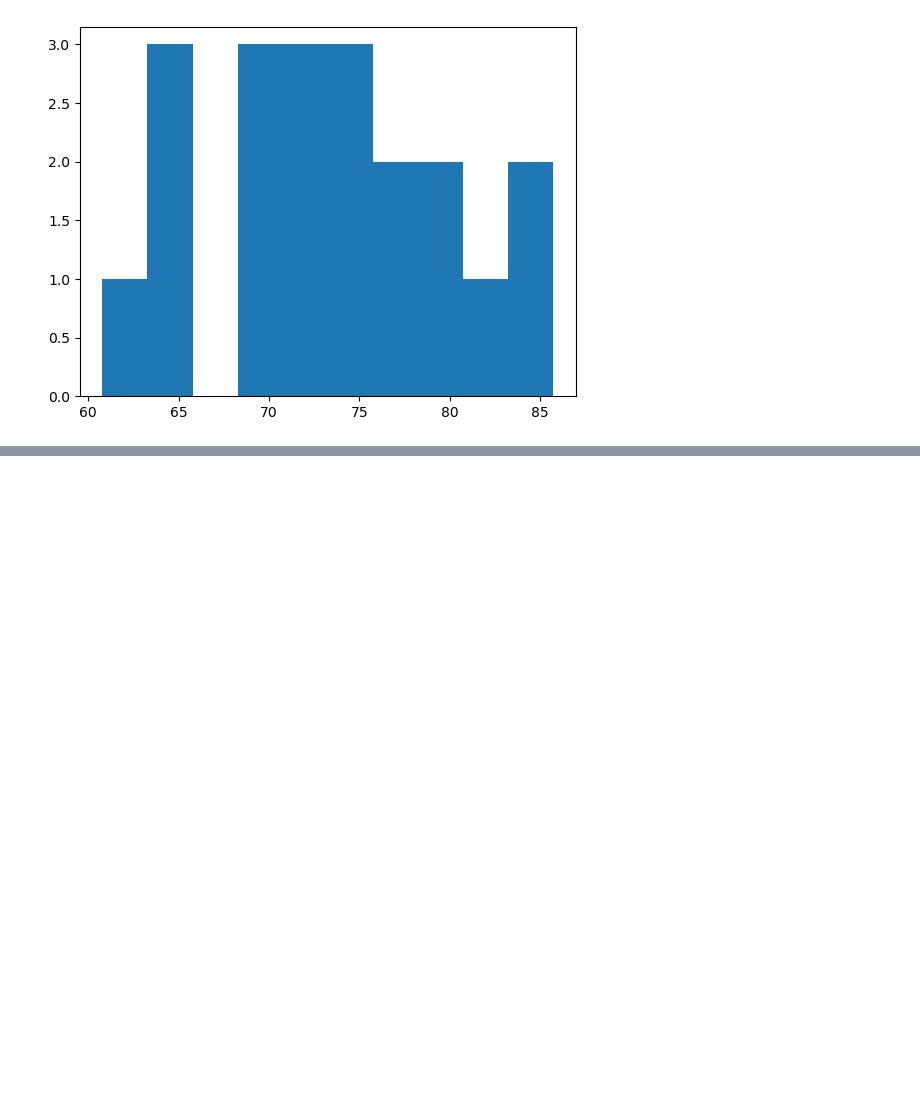
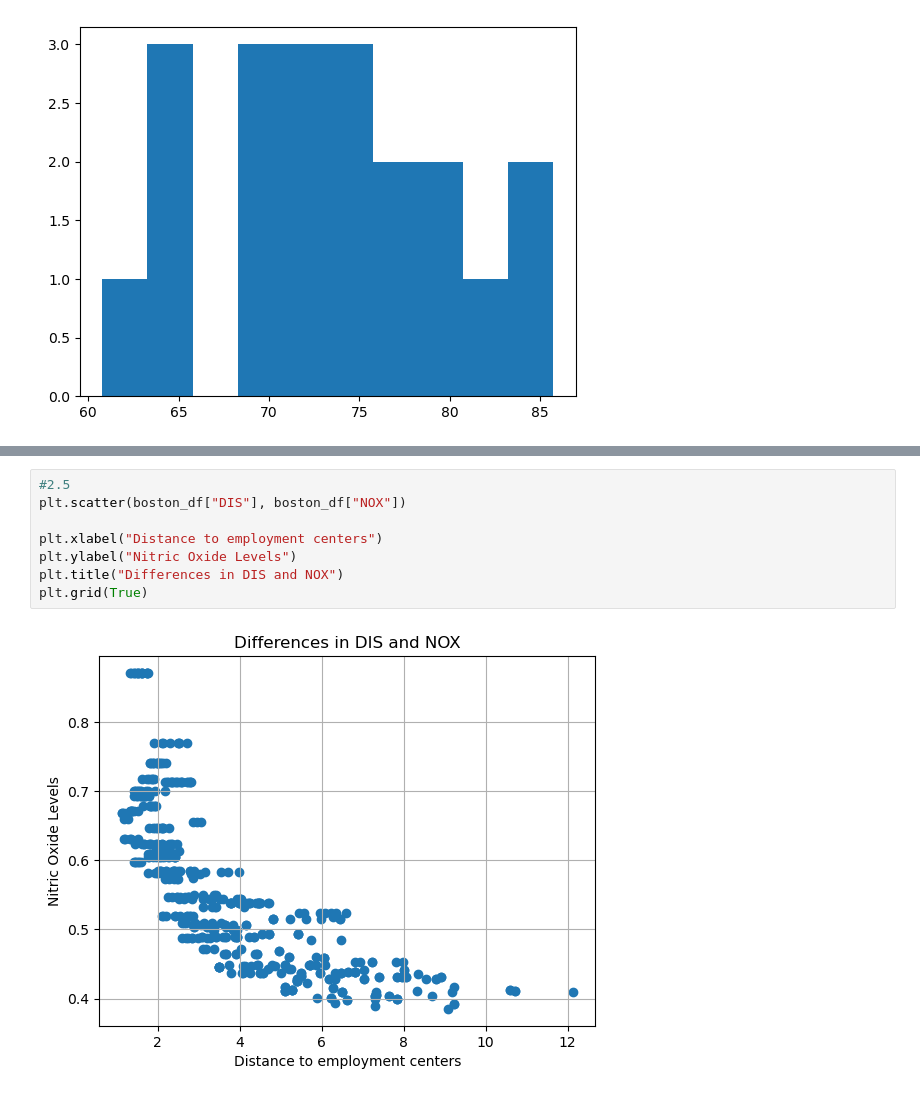
Before and after one commit to GabrielKrishnadasan/COMP352, a Jupyter notebook: Assignment3/assign.ipynb, the cells around one changed output, grey strips where cells are left out. Drawn from its saved outputs; the diff is of its cells as text; blank space fills up the shorter version.

```diff
--- a/Assignment3/assign.ipynb
+++ b/Assignment3/assign.ipynb
@@ -58,0 +119,10 @@ plt.show()
+# %%
+#2.5
+plt.scatter(boston_df["DIS"], boston_df["NOX"])
+
+plt.xlabel("Distance to employment centers")
+plt.ylabel("Nitric Oxide Levels")
+plt.title("Differences in DIS and NOX")
+plt.grid(True)
+# %% [output]
+[figure, added]
```
Also changed, not shown: parts of 31 cells of this notebook.
